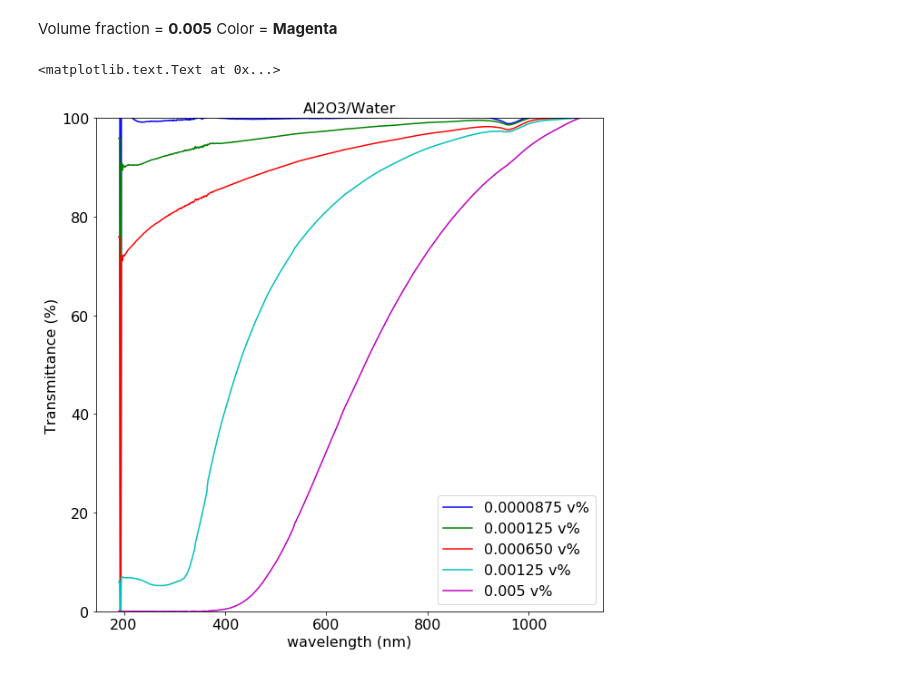
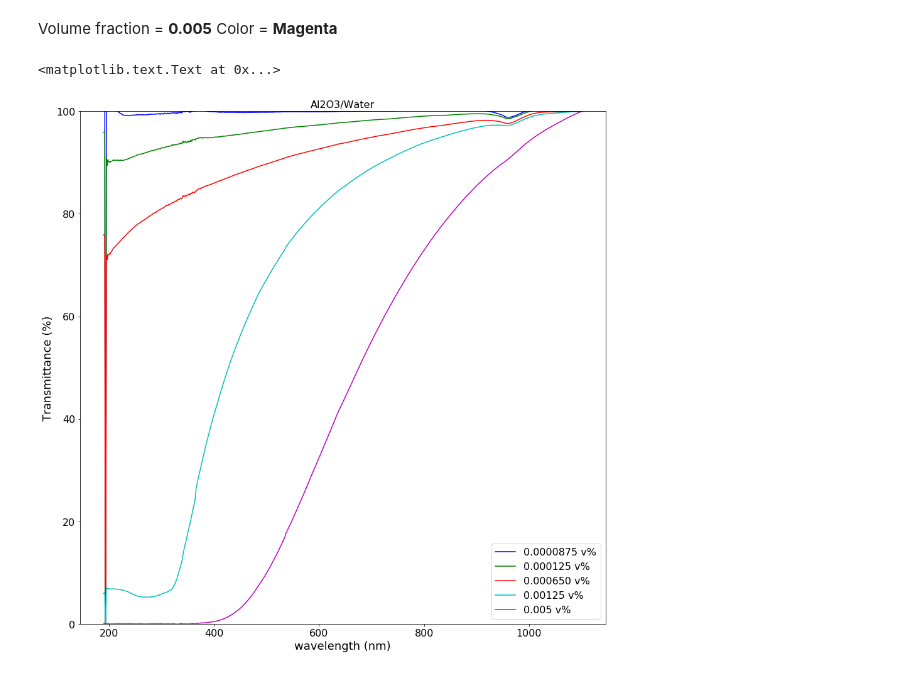
Before and after one commit to phoenix1011/graphs, a Jupyter notebook: Al2O3/Al2O3inWater.ipynb, the cells around one changed output. Cells and saved outputs as stored; diff of their text form; code cells hidden in the pictures.

```diff
--- a/Al2O3/Al2O3inWater.ipynb
+++ b/Al2O3/Al2O3inWater.ipynb
@@ -53,14 +53,14 @@ with open(file_name, 'r') as infile:
     for line in infile:
         y5.append(float(line))
 # %%
-pyplot.figure(figsize=(10,10))
+pyplot.figure(figsize=(15,15))
 pyplot.ylim(0,100)
 pyplot.tick_params(axis='both', labelsize=16)
-pyplot.xlabel('wavelength (nm)', fontsize=16)
-pyplot.ylabel('Transmittance (%)', fontsize=16)
+pyplot.xlabel('wavelength (nm)', fontsize=18)
+pyplot.ylabel('Transmittance (%)', fontsize=18)
 pyplot.plot(x, y1, 'b-', x, y2, 'g-', x, y3, 'r-', x, y5, 'c-', x, y4, 'm-');
 pyplot.legend(['0.0000875 v%', '0.000125 v%', '0.000650 v%', '0.00125 v%', '0.005 v%'], fontsize=16)
 pyplot.title('Al2O3/Water', fontsize=16)
 # %% [output]
 <matplotlib.text.Text at 0x...>
-[figure, old version]
+[figure, new version]
```
Also changed, not shown: 5 other files.
